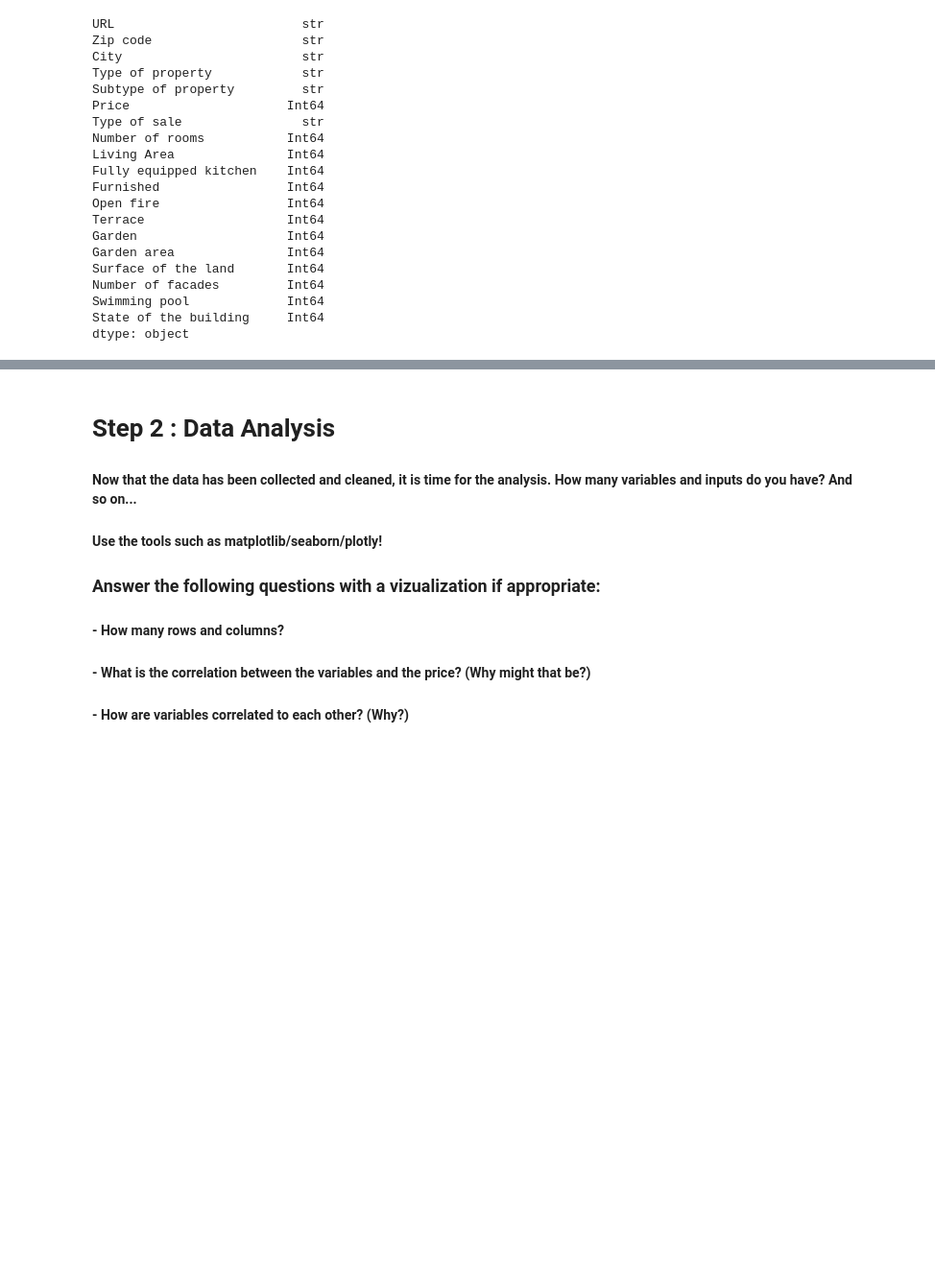
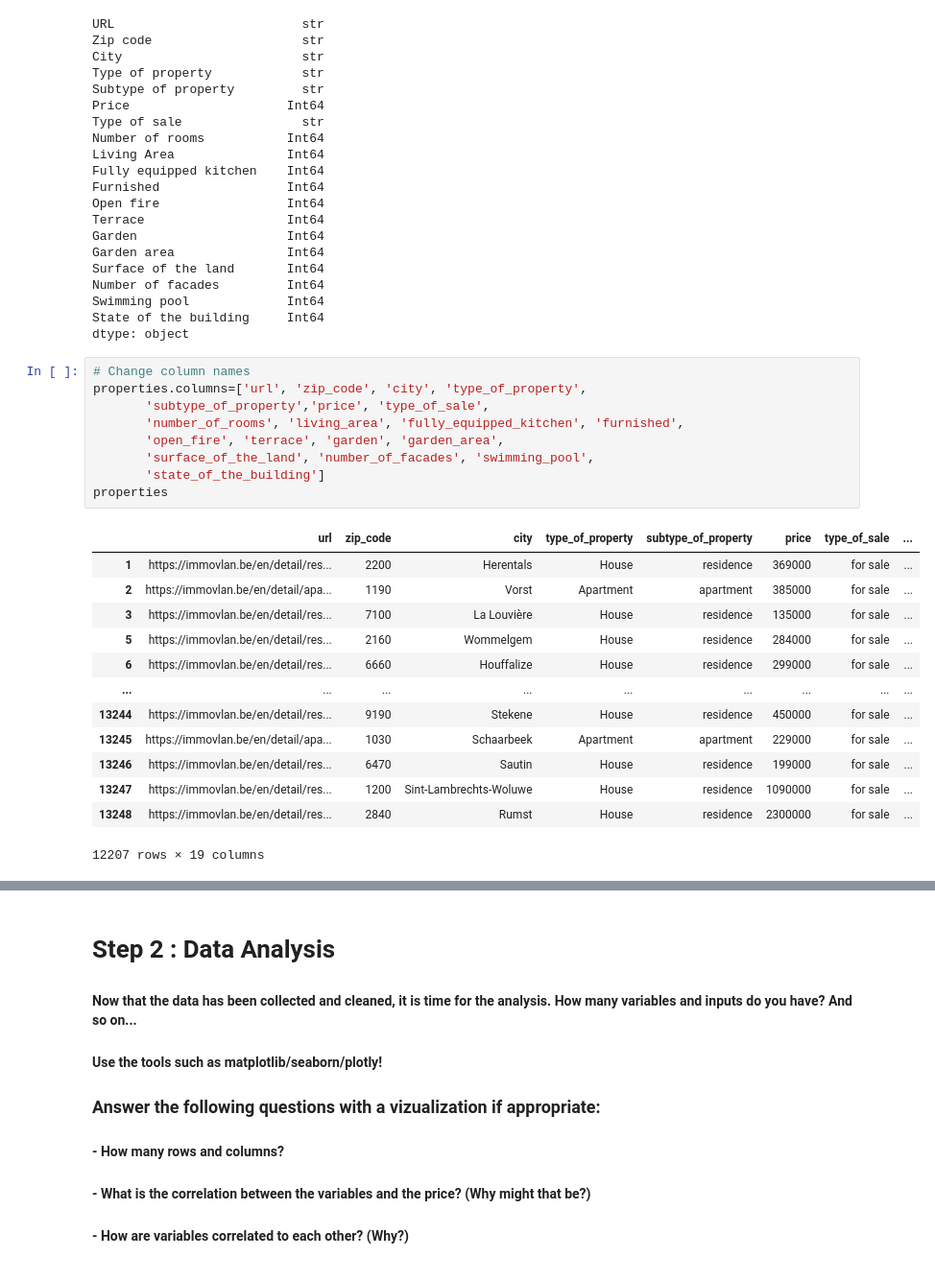
Before and after one commit to demuyncks/immo-eliza, a Jupyter notebook: notebooks/simon-notebooks/data-analysis-1-cleaning.ipynb, the cells around one changed output, grey strips where cells are left out. Shown at 96% size. Cells and saved outputs as stored; diff of their text form; blank space fills up the shorter version.

```diff
--- a/notebooks/simon-notebooks/data-analysis-1-cleaning.ipynb
+++ b/notebooks/simon-notebooks/data-analysis-1-cleaning.ipynb
@@ -159,5 +159,28 @@ Number of facades         Int64
 Swimming pool             Int64
 State of the building     Int64
 dtype: object
+# %%
+# Change column names
+properties.columns=['url', 'zip_code', 'city', 'type_of_property',
+       'subtype_of_property','price', 'type_of_sale',
+       'number_of_rooms', 'living_area', 'fully_equipped_kitchen', 'furnished',
+       'open_fire', 'terrace', 'garden', 'garden_area',
+       'surface_of_the_land', 'number_of_facades', 'swimming_pool',
+       'state_of_the_building']
+properties
+# %% [output]
+|  | url | zip_code | city | type_of_property | subtype_of_property | price | type_of_sale | ... |
+| 1 | https://immovlan.be/en/detail/res... | 2200 | Herentals | House | residence | 369000 | for sale | ... |
+| 2 | https://immovlan.be/en/detail/apa... | 1190 | Vorst | Apartment | apartment | 385000 | for sale | ... |
+| 3 | https://immovlan.be/en/detail/res... | 7100 | La Louvière | House | residence | 135000 | for sale | ... |
+| 5 | https://immovlan.be/en/detail/res... | 2160 | Wommelgem | House | residence | 284000 | for sale | ... |
+| 6 | https://immovlan.be/en/detail/res... | 6660 | Houffalize | House | residence | 299000 | for sale | ... |
+| ... | ... | ... | ... | ... | ... | ... | ... | ... |
+| 13244 | https://immovlan.be/en/detail/res... | 9190 | Stekene | House | residence | 450000 | for sale | ... |
+| 13245 | https://immovlan.be/en/detail/apa... | 1030 | Schaarbeek | Apartment | apartment | 229000 | for sale | ... |
+| 13246 | https://immovlan.be/en/detail/res... | 6470 | Sautin | House | residence | 199000 | for sale | ... |
+| 13247 | https://immovlan.be/en/detail/res... | 1200 | Sint-Lambrechts-Woluwe | House | residence | 1090000 | for sale | ... |
+| 13248 | https://immovlan.be/en/detail/res... | 2840 | Rumst | House | residence | 2300000 | for sale | ... |
+12207 rows × 19 columns
 # %%
 properties.to_csv("../../data/simon-data/properties-1-cleaned.csv")
```
Also changed, not shown: parts of 2 cells of this notebook, 11 other files.
